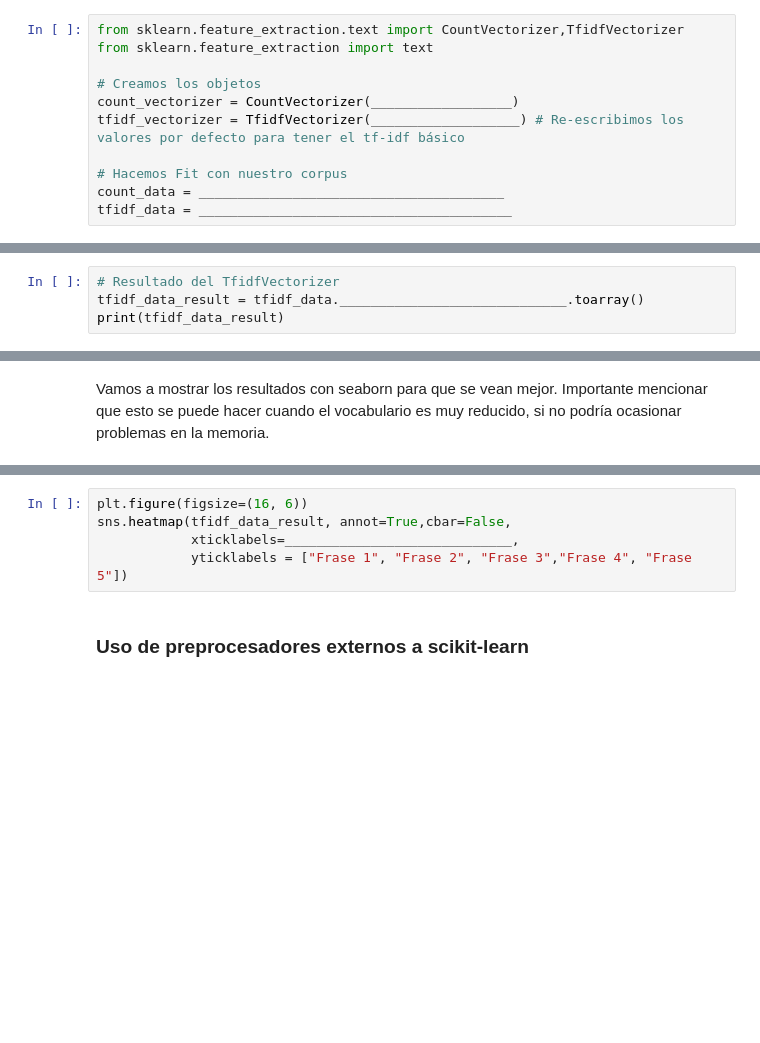
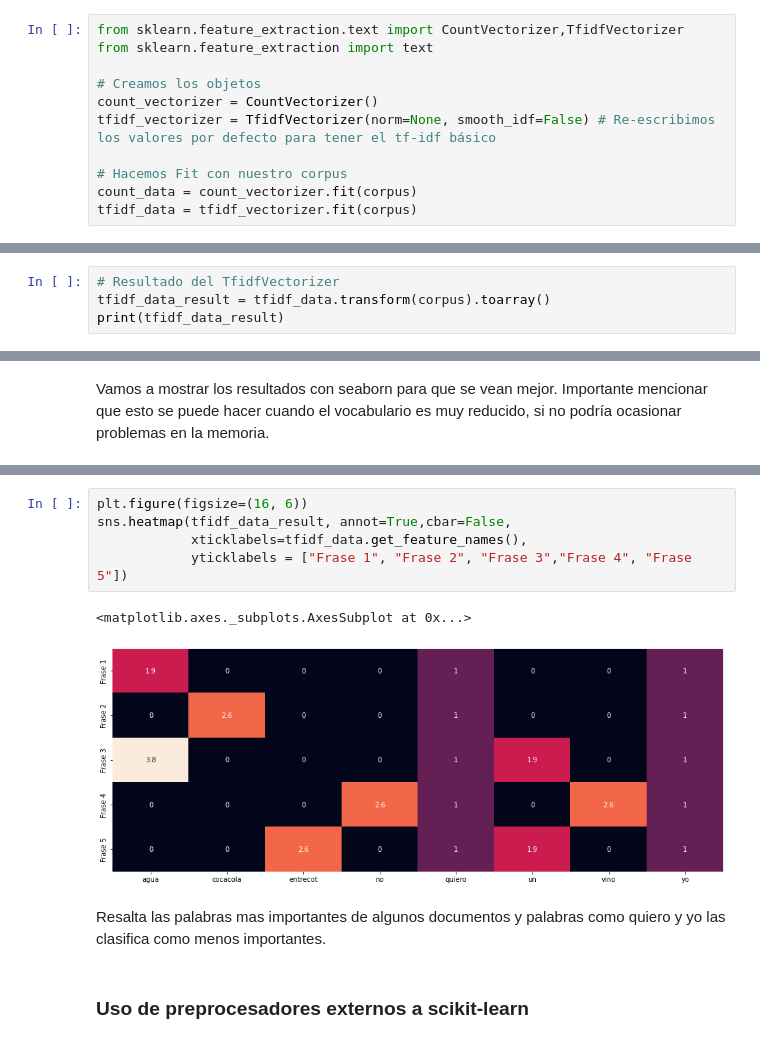
Before and after one commit to MartaCaste/Text-Mining, a Jupyter notebook: TextRepresentation.ipynb, the cells around one changed output, grey strips where cells are left out. Drawn from its saved outputs; the diff is of its cells as text; blank space fills up the shorter version.

```diff
--- a/TextRepresentation.ipynb
+++ b/TextRepresentation.ipynb
@@ -150,9 +162,9 @@ from sklearn.feature_extraction.text import CountVectorizer,TfidfVectorizer
 from sklearn.feature_extraction import text
 
 # Creamos los objetos
-count_vectorizer = CountVectorizer(__________________)
-tfidf_vectorizer = TfidfVectorizer(___________________) # Re-escribimos los valores por defecto para tener el tf-idf básico
+count_vectorizer = CountVectorizer()
+tfidf_vectorizer = TfidfVectorizer(norm=None, smooth_idf=False) # Re-escribimos los valores por defecto para tener el tf-idf básico
 
 # Hacemos Fit con nuestro corpus
-count_data = _______________________________________
-tfidf_data = ________________________________________
+count_data = count_vectorizer.fit(corpus)
+tfidf_data = tfidf_vectorizer.fit(corpus)
@@ -194,5 +224,5 @@ print(count_data_result)
  [0 0 1 0 1 1 0 1]]
 # %%
 # Resultado del TfidfVectorizer
-tfidf_data_result = tfidf_data._____________________________.toarray()
+tfidf_data_result = tfidf_data.transform(corpus).toarray()
 print(tfidf_data_result)
@@ -209,8 +253,13 @@ sns.heatmap(count_data_result, annot=True,cbar=False,
 # %%
 plt.figure(figsize=(16, 6))
 sns.heatmap(tfidf_data_result, annot=True,cbar=False,
-            xticklabels=_____________________________,
+            xticklabels=tfidf_data.get_feature_names(),
             yticklabels = ["Frase 1", "Frase 2", "Frase 3","Frase 4", "Frase 5"])
+# %% [output]
+<matplotlib.axes._subplots.AxesSubplot at 0x...>
+[figure, added]
+# %% [markdown]
+Resalta las palabras mas importantes de algunos documentos y palabras como quiero y yo las clasifica como menos importantes.
 # %% [markdown]
 ### Uso de preprocesadores externos a scikit-learn
 # %% [markdown]
```
Also changed, not shown: parts of 36 cells of this notebook.
